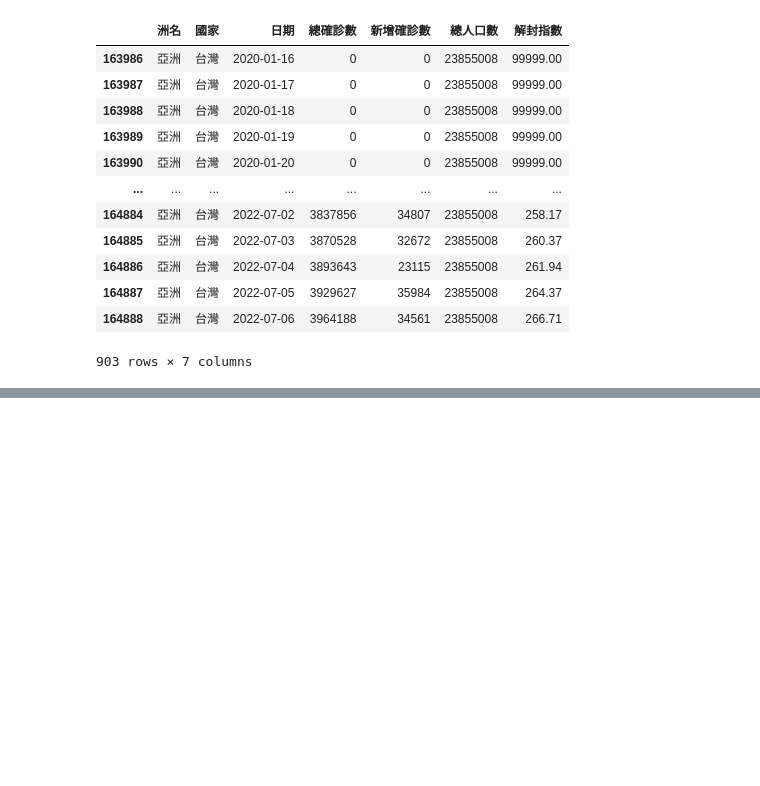
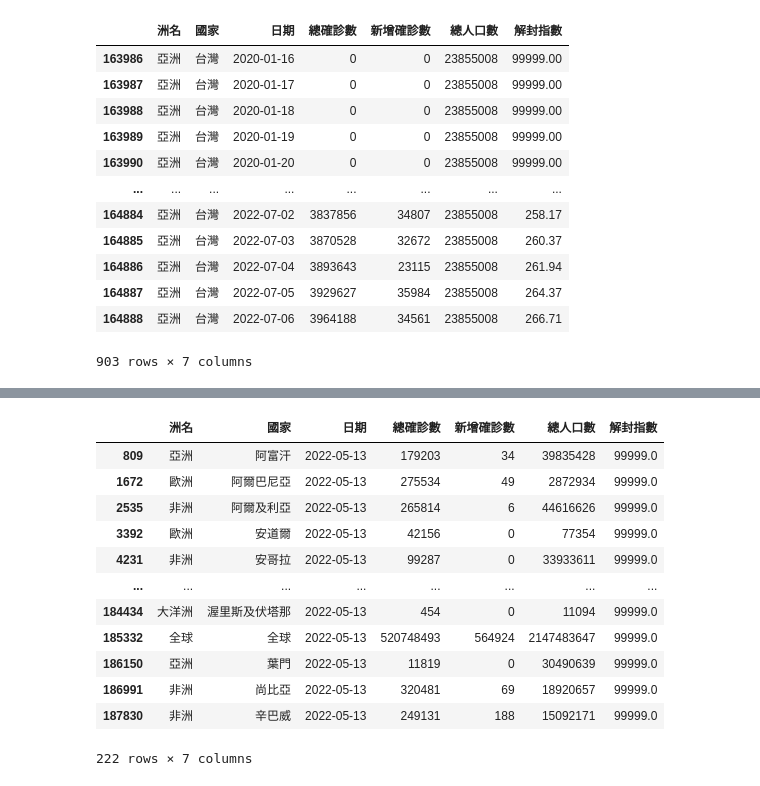
Before and after one commit to Lainie888/2023_07_27, a Jupyter notebook: lesson18_1.ipynb, the cells around one changed output, grey strips where cells are left out. Drawn from its saved outputs; the diff is of its cells as text; code cells hidden in the pictures; blank space fills up the shorter version.

```diff
--- a/lesson18_1.ipynb
+++ b/lesson18_1.ipynb
@@ -106,0 +141,16 @@ world_frame[world_frame["國家"]  == "台灣"]
+# %%
+world_frame.query('日期 == "2022-05-13"')
+# %% [output]
+|  | 洲名 | 國家 | 日期 | 總確診數 | 新增確診數 | 總人口數 | 解封指數 |
+| 809 | 亞洲 | 阿富汗 | 2022-05-13 | 179203 | 34 | 39835428 | 99999.0 |
+| 1672 | 歐洲 | 阿爾巴尼亞 | 2022-05-13 | 275534 | 49 | 2872934 | 99999.0 |
+| 2535 | 非洲 | 阿爾及利亞 | 2022-05-13 | 265814 | 6 | 44616626 | 99999.0 |
+| 3392 | 歐洲 | 安道爾 | 2022-05-13 | 42156 | 0 | 77354 | 99999.0 |
+| 4231 | 非洲 | 安哥拉 | 2022-05-13 | 99287 | 0 | 33933611 | 99999.0 |
+| ... | ... | ... | ... | ... | ... | ... | ... |
+| 184434 | 大洋洲 | 渥里斯及伏塔那 | 2022-05-13 | 454 | 0 | 11094 | 99999.0 |
+| 185332 | 全球 | 全球 | 2022-05-13 | 520748493 | 564924 | 2147483647 | 99999.0 |
+| 186150 | 亞洲 | 葉門 | 2022-05-13 | 11819 | 0 | 30490639 | 99999.0 |
+| 186991 | 非洲 | 尚比亞 | 2022-05-13 | 320481 | 69 | 18920657 | 99999.0 |
+| 187830 | 非洲 | 辛巴威 | 2022-05-13 | 249131 | 188 | 15092171 | 99999.0 |
+222 rows × 7 columns
```
Also changed, not shown: parts of 9 cells of this notebook, 2 other files.
